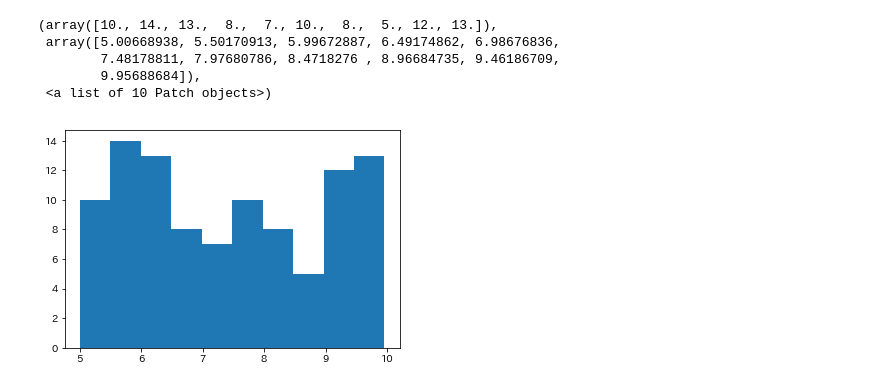
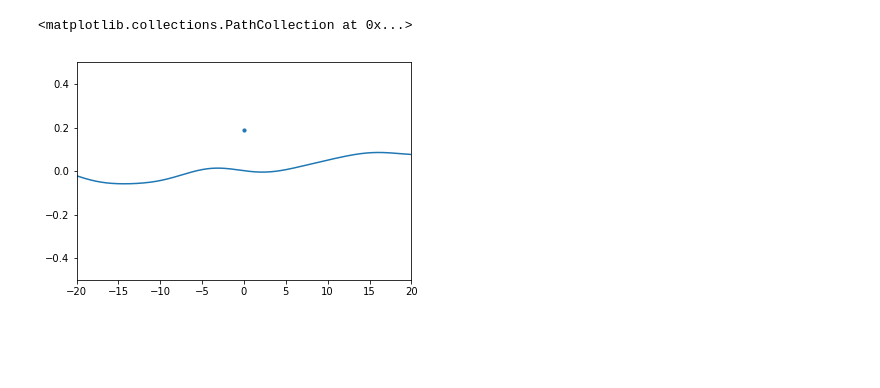
Before and after one commit to shiokoala/soturon, a Jupyter notebook: ship_rao copy 2.ipynb, the cells around one changed output. Saved outputs shown, nothing was run; the diff lists cells and outputs as text; code cells hidden in the pictures; blank space fills up the shorter version.

```diff
--- a/ship_rao copy 2.ipynb
+++ b/ship_rao copy 2.ipynb
@@ -170,4 +221,21 @@ class Particle:
       self.angle += self.anglevel*dt
       # print("x=" + "{:.2f}".format(self.posx))
       # print("z=" + "{:.2f}".format(self.posz))
+# %%
+# ww = Water(100,random_wave=True)
+ww = JONSWAP(100,10,0.5)
+xdata = np.arange(-20,20,0.01)
+ydata = np.array([ww.get(x,t) for x in xdata])
+fig, ax = plt.subplots()
+ax.set_xlim(-20.0,20.0)
+ax.set_ylim(-0.5,0.5)
+# ax.set_aspect('equal', adjustable='box')
+
+ax.plot(xdata,ydata)
+ax.scatter(pp.posx,pp.posz,s=10)
+# t+=1
+# pp.update(en_thr=False)
+# %% [output]
+<matplotlib.collections.PathCollection at 0x...>
+[figure, added]
 # %%
@@ -199,17 +300 @@ for i in range(10000):
     t+=dt
-# %%
-fig, ax = plt.subplots()
-
-ol = []
-
-for w in ww.waves:
-    ol.append(w.omega)
-
-ax.hist(ol)
-# %% [output]
-(array([10., 14., 13.,  8.,  7., 10.,  8.,  5., 12., 13.]),
- array([5.00668938, 5.50170913, 5.99672887, 6.49174862, 6.98676836,
-        7.48178811, 7.97680786, 8.4718276 , 8.96684735, 9.46186709,
-        9.95688684]),
- <a list of 10 Patch objects>)
-[figure, removed]
```
Also changed, not shown: parts of 14 cells of this notebook.
